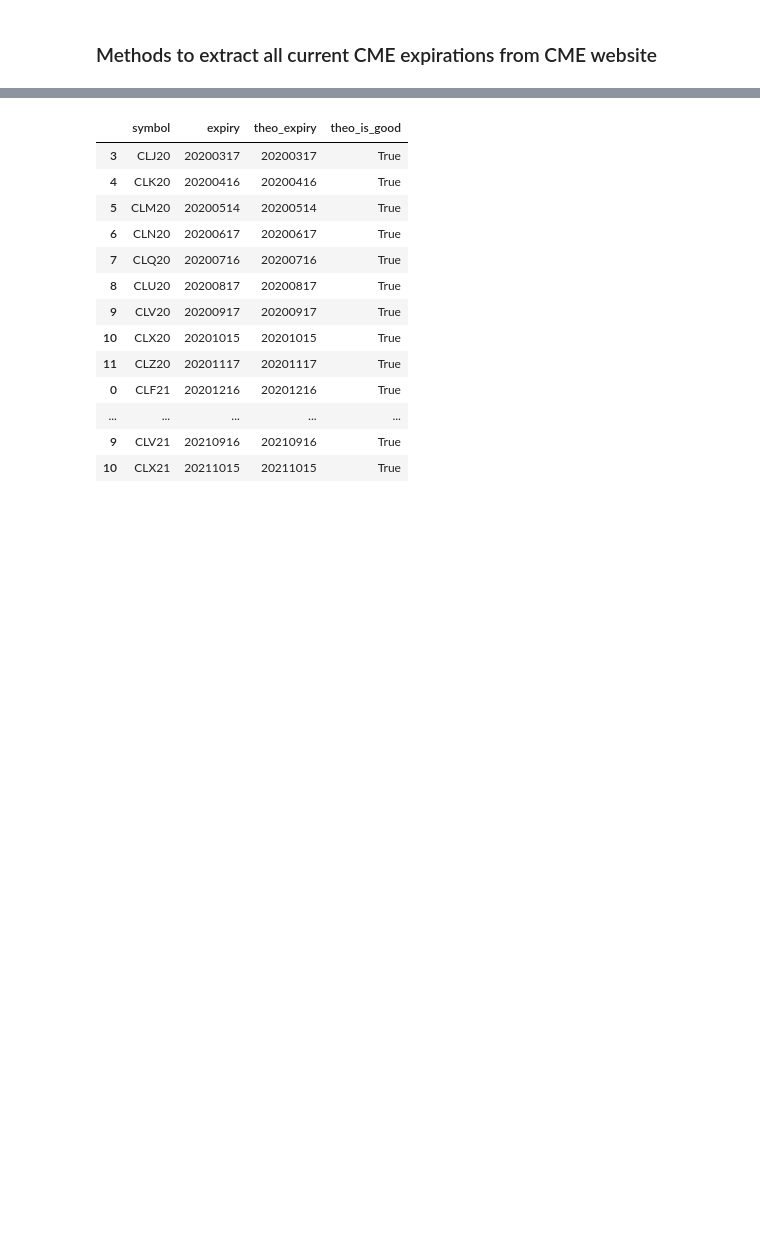
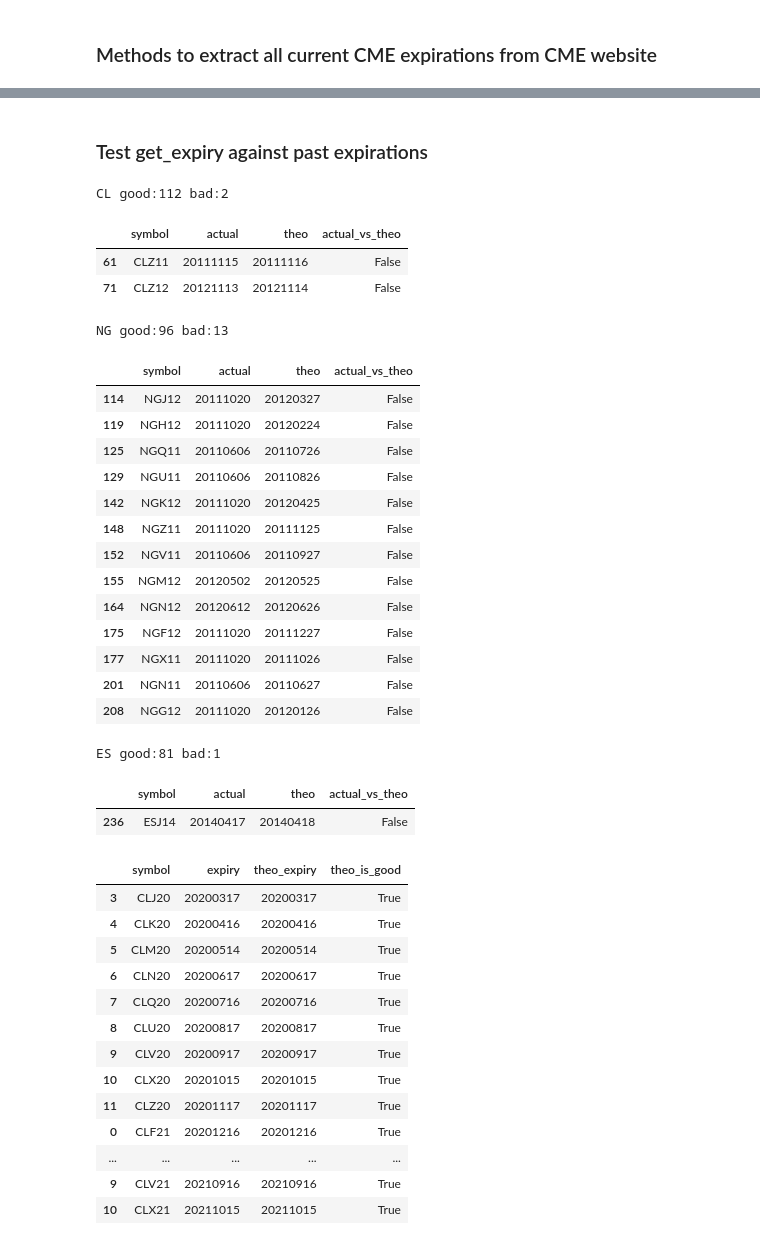
Before and after one commit to bgithub1/barchartacs, a Jupyter notebook: barchartacs/expiry_dates.ipynb, the cells around one changed output, grey strips where cells are left out. Saved outputs shown, nothing was run; the diff lists cells and outputs as text; code cells hidden in the pictures; blank space fills up the shorter version.

```diff
--- a/barchartacs/expiry_dates.ipynb
+++ b/barchartacs/expiry_dates.ipynb
@@ -364,3 +369,64 @@ else:
+# %% [markdown]
+### Test get_expiry against past expirations
+# %%
+pga = db_info.get_db_info()
+futtab = 'sec_schema.underlying_table'
+opttab = 'sec_schema.options_table'
+# %%
+df_pga_expiry = None
+for sym in tqdm(['CL','NG','ES','CB']):
+    sql = f"""
+    with f0 as
+    (
+      select max(settle_date) as max_settle_date from {opttab}
+      where substring(symbol,1,2) = '{sym}'
+    ),
+    f1 as
+    (
+        select symbol,max(settle_date) settle_date from {opttab}
+        where substring(symbol,1,2) = '{sym}'
+        group by symbol
+    )
+    select * from f1 where f1.settle_date < (select max_settle_date from f0)
+    """
+    df_pga_expiry_temp = pga.get_sql(sql)
+    if df_pga_expiry is None:
+        df_pga_expiry = df_pga_expiry_temp.copy()
+    else:
+        df_pga_expiry = df_pga_expiry.append(df_pga_expiry_temp,ignore_index=True)
+# %%
+for sym in ['CL','NG','ES']:
+    df_pga_expiry2 = df_pga_expiry[df_pga_expiry.symbol.str.contains(sym)].copy()
+    df_pga_expiry2['theo'] = [yyyymmdd_from_dt(get_expiry(s.strip())) for s in df_pga_expiry2.symbol.values]
+    df_pga_expiry2 = df_pga_expiry2.rename(columns={'settle_date':'actual'})
+    df_pga_expiry2['actual_vs_theo'] = df_pga_expiry2.actual == df_pga_expiry2.theo
+    num_ok = len(df_pga_expiry2[df_pga_expiry2.actual_vs_theo])
+    num_bad = len(df_pga_expiry2[~df_pga_expiry2.actual_vs_theo])
+    title = f"{sym} good:{num_ok} bad:{num_bad}"
+    display(dashapp.add_df_title(df_pga_expiry2[~df_pga_expiry2.actual_vs_theo],title))
+# %% [output]
+CL good:112 bad:2
+|  | symbol | actual | theo | actual_vs_theo |
+| 61 | CLZ11 | 20111115 | 20111116 | False |
+| 71 | CLZ12 | 20121113 | 20121114 | False |
+NG good:96 bad:13
+|  | symbol | actual | theo | actual_vs_theo |
+| 114 | NGJ12 | 20111020 | 20120327 | False |
+| 119 | NGH12 | 20111020 | 20120224 | False |
+| 125 | NGQ11 | 20110606 | 20110726 | False |
+| 129 | NGU11 | 20110606 | 20110826 | False |
+| 142 | NGK12 | 20111020 | 20120425 | False |
+| 148 | NGZ11 | 20111020 | 20111125 | False |
+| 152 | NGV11 | 20110606 | 20110927 | False |
+| 155 | NGM12 | 20120502 | 20120525 | False |
+| 164 | NGN12 | 20120612 | 20120626 | False |
+| 175 | NGF12 | 20111020 | 20111227 | False |
+| 177 | NGX11 | 20111020 | 20111026 | False |
+| 201 | NGN11 | 20110606 | 20110627 | False |
+| 208 | NGG12 | 20111020 | 20120126 | False |
+ES good:81 bad:1
+|  | symbol | actual | theo | actual_vs_theo |
+| 236 | ESJ14 | 20140417 | 20140418 | False |
 # %%
 c = "CL"
 ybeg = 20
```
Also changed, not shown: parts of 17 cells of this notebook, 2 other files.
